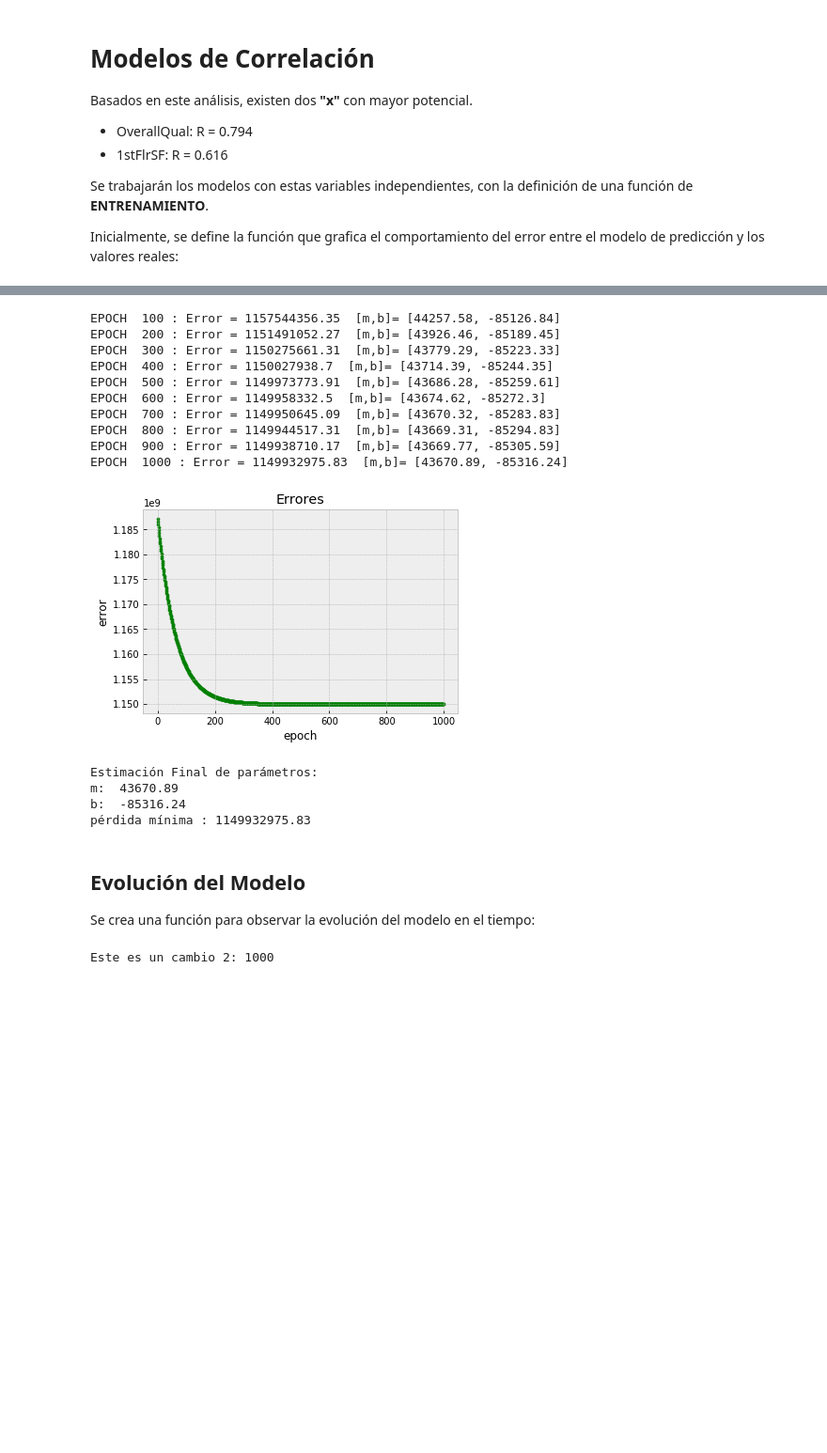
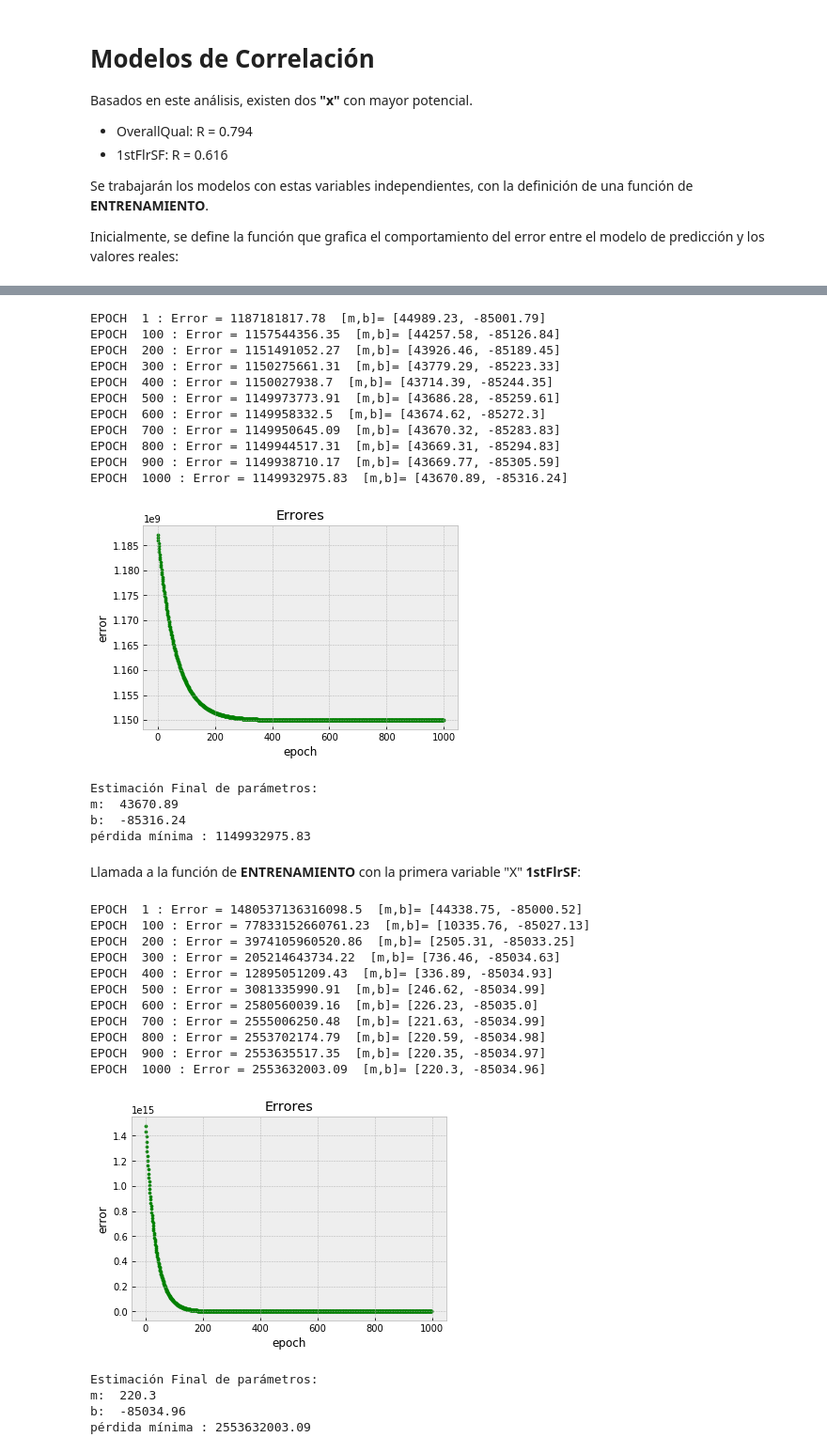
Before and after one commit to sjbarrios/Proyecto-Ciencia-Datos-Python, a Jupyter notebook: Proyecto_1.ipynb, the cells around one changed output, grey strips where cells are left out. Shown at 94% size. Drawn from its saved outputs; the diff is of its cells as text; code cells hidden in the pictures; blank space fills up the shorter version.

```diff
--- a/Proyecto_1.ipynb
+++ b/Proyecto_1.ipynb
@@ -381,8 +381,8 @@ Se trabajarán los modelos con estas variables independientes, con la definició
 
 Inicialmente, se define la función que grafica el comportamiento del error entre el modelo de predicción y los valores reales:
 # %%
-def grafico_error(epoch,errores):
-    plt.scatter(np.array(range(epoch)), errores,c='green',s=10)
+def grafico_error(errores):
+    plt.scatter(np.array(range(len(errores))), errores,c='green',s=10)
     plt.title('Errores')
     plt.xlabel('epoch')
     plt.ylabel('error')
@@ -394,10 +402,9 @@ Se define la función de **ENTRENAMIENTO**:
 # %%
-def entrenamiento(x,y,epoch,imprimir_error_cada,lr):
+def entrenamiento(x,y,epoch,imprimir_error_cada,lr, m=0.0, b=0.0):
 
     parametros = np.array([[45000.0],[-85000.0]]) # vector (m,b) con valores iniciales
     vector_error=[0]*epoch # vector de errores
-    diccionario_modelo = {}
-    m = b = 0.0
+    diccionario_modelo = {} # inicialización de diccionario para almacenar modelo (m,b)
 
     unos = np.ones((np.size(x), 1))
     matriz_x = np.concatenate((x,unos),axis=1)
@@ -423,12 +430,12 @@ def entrenamiento(x,y,epoch,imprimir_error_cada,lr):
 
 
         # Visualización de progresión de errores y sus respectivos parámetros m y b
-        if (i+1) % imprimir_error_cada == 0:
+        if (i+1) % imprimir_error_cada == 0 or i == 0:
             print("EPOCH ",i+1,": Error =",np.around(error,2)," [m,b]=",diccionario_modelo[i])
 
 
     # Función para Gráfica de pérdidas
-    grafico_error(epoch,vector_error)
+    grafico_error(vector_error)
 
     print("Estimación Final de parámetros:")
     print("m: ",np.around(parametros[0][0],2))
@@ -441,9 +448,10 @@ Llamada a la función de **ENTRENAMIENTO**:
 # %%
-diccionario = {}
-error_iteracion = []
+diccionario_OverallQual = {}
+error_iteracion_OverallQual = []
 
-diccionario,error_iteracion = entrenamiento(OverallQual,SalePrice,1000,100,0.0002)
+diccionario_OverallQual,error_iteracion_OverallQual = entrenamiento(OverallQual,SalePrice,1000,100,0.0002)
 # %% [output]
+EPOCH  1 : Error = 1187181817.78  [m,b]= [44989.23, -85001.79]
 EPOCH  100 : Error = 1157544356.35  [m,b]= [44257.58, -85126.84]
 EPOCH  200 : Error = 1151491052.27  [m,b]= [43926.46, -85189.45]
 EPOCH  300 : Error = 1150275661.31  [m,b]= [43779.29, -85223.33]
@@ -459,6 +467,3 @@ Estimación Final de parámetros:
 m:  43670.89
 b:  -85316.24
 pérdida mínima : 1149932975.83
-# %% [markdown]
-## Evolución del Modelo
-Se crea una función para observar la evolución del modelo en el tiempo:
@@ -473,4 +470,24 @@ def evolucion(diccionario,n):
-# %%
-print("Este es un cambio 2:",len(diccionario))
-# %% [output]
-Este es un cambio 2: 1000
+# %% [markdown]
+Llamada a la función de **ENTRENAMIENTO** con la primera variable "X" **1stFlrSF**:
+# %%
+diccionario_FstFlrSF = {}
+error_iteracion_FstFlrSF = []
+
+diccionario_FstFlrSF,error_iteracion_FstFlrSF = entrenamiento(FstFlrSF,SalePrice,1000,100,0.00000001)
+# %% [output]
+EPOCH  1 : Error = 1480537136316098.5  [m,b]= [44338.75, -85000.52]
+EPOCH  100 : Error = 77833152660761.23  [m,b]= [10335.76, -85027.13]
+EPOCH  200 : Error = 3974105960520.86  [m,b]= [2505.31, -85033.25]
+EPOCH  300 : Error = 205214643734.22  [m,b]= [736.46, -85034.63]
+EPOCH  400 : Error = 12895051209.43  [m,b]= [336.89, -85034.93]
+EPOCH  500 : Error = 3081335990.91  [m,b]= [246.62, -85034.99]
+EPOCH  600 : Error = 2580560039.16  [m,b]= [226.23, -85035.0]
+EPOCH  700 : Error = 2555006250.48  [m,b]= [221.63, -85034.99]
+EPOCH  800 : Error = 2553702174.79  [m,b]= [220.59, -85034.98]
+EPOCH  900 : Error = 2553635517.35  [m,b]= [220.35, -85034.97]
+EPOCH  1000 : Error = 2553632003.09  [m,b]= [220.3, -85034.96]
+[figure, added]
+Estimación Final de parámetros:
+m:  220.3
+b:  -85034.96
+pérdida mínima : 2553632003.09
```
Also changed, not shown: parts of 10 cells of this notebook.
